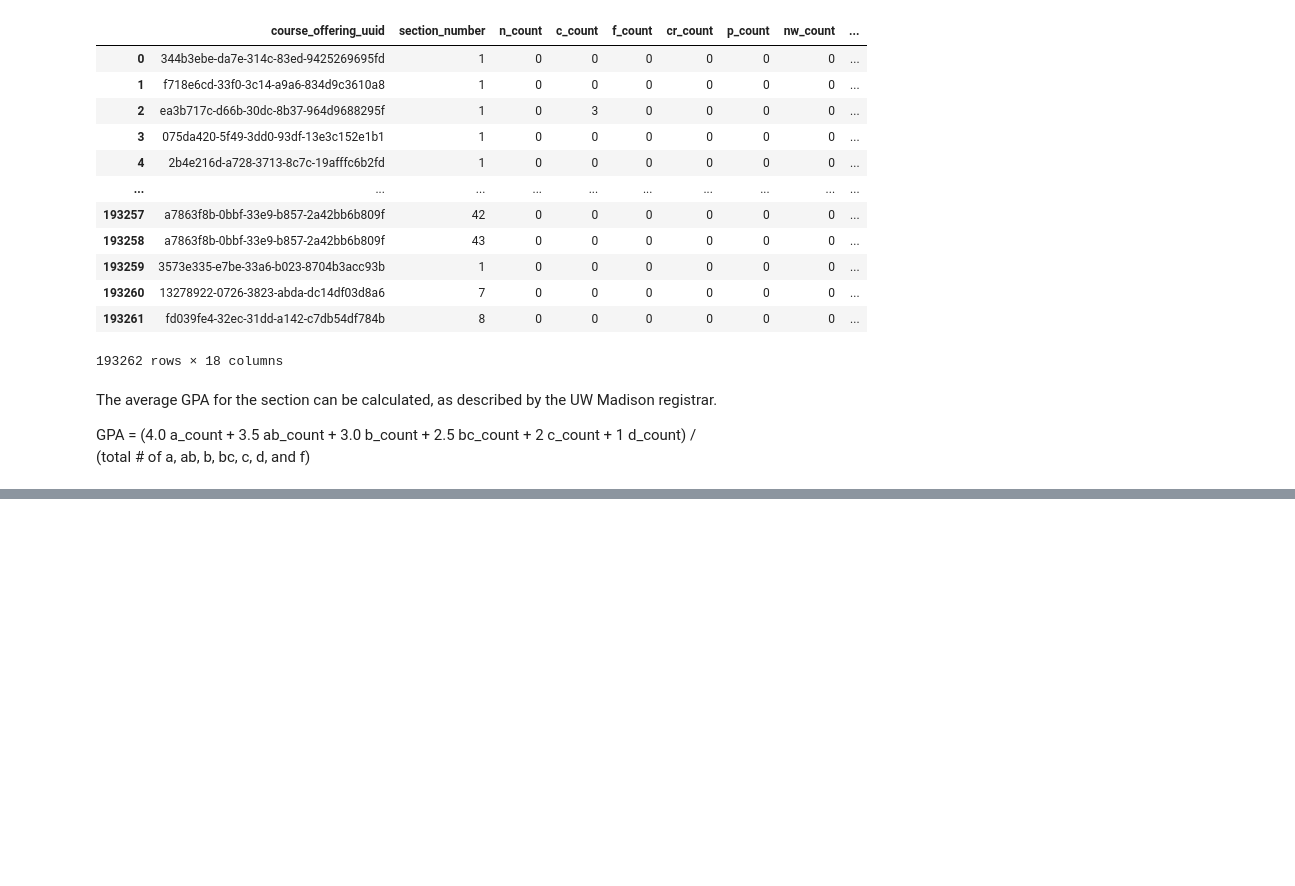
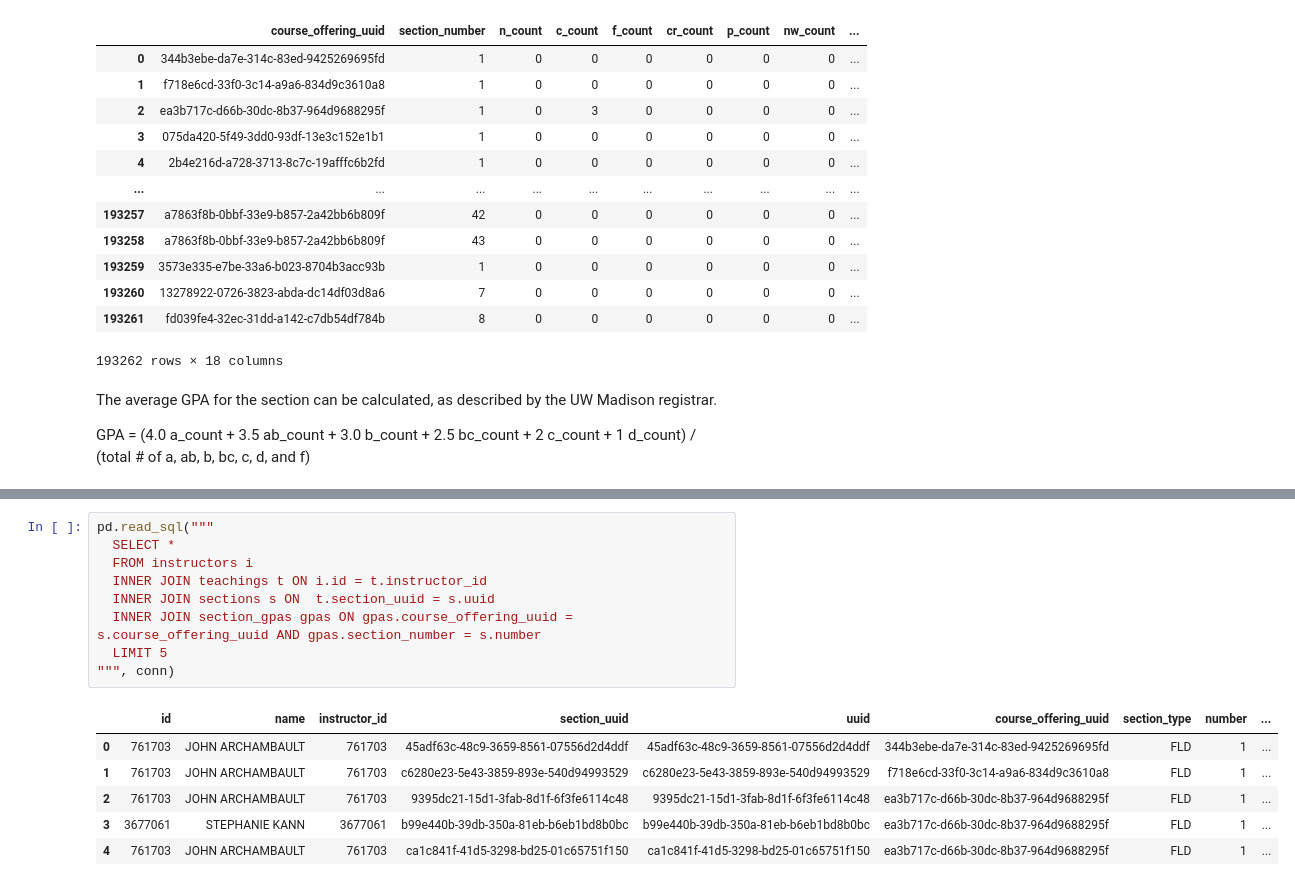
Before and after one commit to crypticrk/UW-Madsion-Dataset-Analysis, a Jupyter notebook: UW Madison Dataset Analyis.ipynb, the cells around one changed output, grey strips where cells are left out. Cells and saved outputs as stored; diff of their text form; blank space fills up the shorter version.

```diff
--- a/UW Madison Dataset Analyis.ipynb
+++ b/UW Madison Dataset Analyis.ipynb
@@ -685,3 +687,19 @@ cursor.execute("""
   """)
 # %% [output]
 <sqlite3.Cursor at 0x...>
+# %%
+pd.read_sql("""
+  SELECT *
+  FROM instructors i
+  INNER JOIN teachings t ON i.id = t.instructor_id
+  INNER JOIN sections s ON  t.section_uuid = s.uuid
+  INNER JOIN section_gpas gpas ON gpas.course_offering_uuid = s.course_offering_uuid AND gpas.section_number = s.number
+  LIMIT 5
+""", conn)
+# %% [output]
+|  | id | name | instructor_id | section_uuid | uuid | course_offering_uuid | section_type | number | ... |
+| 0 | 761703 | JOHN ARCHAMBAULT | 761703 | 45adf63c-48c9-3659-8561-07556d2d4ddf | 45adf63c-48c9-3659-8561-07556d2d4ddf | 344b3ebe-da7e-314c-83ed-9425269695fd | FLD | 1 | ... |
+| 1 | 761703 | JOHN ARCHAMBAULT | 761703 | c6280e23-5e43-3859-893e-540d94993529 | c6280e23-5e43-3859-893e-540d94993529 | f718e6cd-33f0-3c14-a9a6-834d9c3610a8 | FLD | 1 | ... |
+| 2 | 761703 | JOHN ARCHAMBAULT | 761703 | 9395dc21-15d1-3fab-8d1f-6f3fe6114c48 | 9395dc21-15d1-3fab-8d1f-6f3fe6114c48 | ea3b717c-d66b-30dc-8b37-964d9688295f | FLD | 1 | ... |
+| 3 | 3677061 | STEPHANIE KANN | 3677061 | b99e440b-39db-350a-81eb-b6eb1bd8b0bc | b99e440b-39db-350a-81eb-b6eb1bd8b0bc | ea3b717c-d66b-30dc-8b37-964d9688295f | FLD | 1 | ... |
+| 4 | 761703 | JOHN ARCHAMBAULT | 761703 | ca1c841f-41d5-3298-bd25-01c65751f150 | ca1c841f-41d5-3298-bd25-01c65751f150 | ea3b717c-d66b-30dc-8b37-964d9688295f | FLD | 1 | ... |
```
Also changed, not shown: parts of 6 cells of this notebook.
